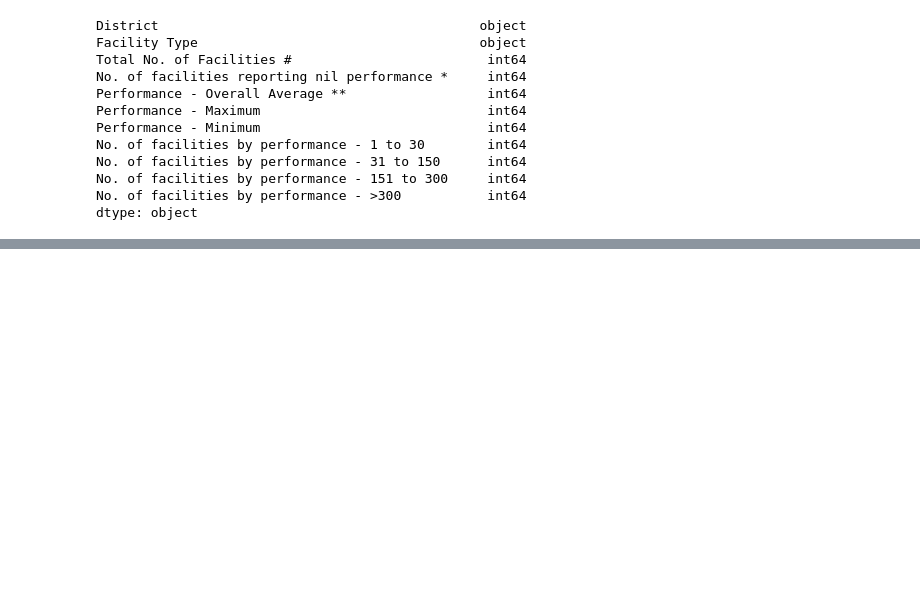
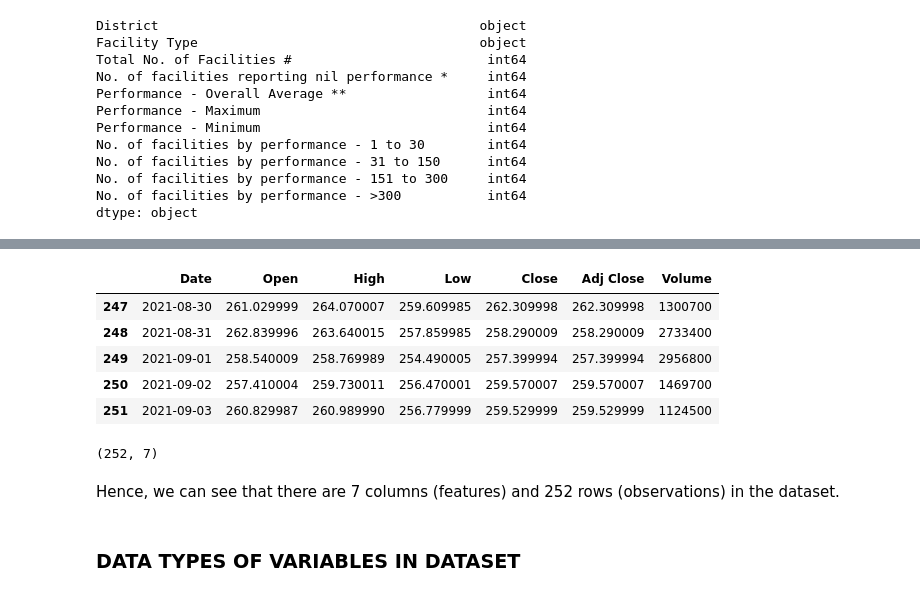
Before and after one commit to TheShiningVampire/DS203_Programming_Assignments, a Jupyter notebook: Assignment_1/18D070067.ipynb, the cells around one changed output, grey strips where cells are left out. Drawn from its saved outputs; the diff is of its cells as text; code cells hidden in the pictures; blank space fills up the shorter version.

```diff
--- a/Assignment_1/18D070067.ipynb
+++ b/Assignment_1/18D070067.ipynb
@@ -84,0 +102,17 @@ dtype: object
+# %%
+dataset_2.tail()
+# %% [output]
+|  | Date | Open | High | Low | Close | Adj Close | Volume |
+| 247 | 2021-08-30 | 261.029999 | 264.070007 | 259.609985 | 262.309998 | 262.309998 | 1300700 |
+| 248 | 2021-08-31 | 262.839996 | 263.640015 | 257.859985 | 258.290009 | 258.290009 | 2733400 |
+| 249 | 2021-09-01 | 258.540009 | 258.769989 | 254.490005 | 257.399994 | 257.399994 | 2956800 |
+| 250 | 2021-09-02 | 257.410004 | 259.730011 | 256.470001 | 259.570007 | 259.570007 | 1469700 |
+| 251 | 2021-09-03 | 260.829987 | 260.989990 | 256.779999 | 259.529999 | 259.529999 | 1124500 |
+# %%
+dataset_2.shape
+# %% [output]
+(252, 7)
+# %% [markdown]
+Hence, we can see that there are 7 columns (features) and 252 rows (observations) in the dataset.
+# %% [markdown]
+### DATA TYPES OF VARIABLES IN DATASET
```
Also changed, not shown: parts of 21 cells of this notebook, 3 other files.
